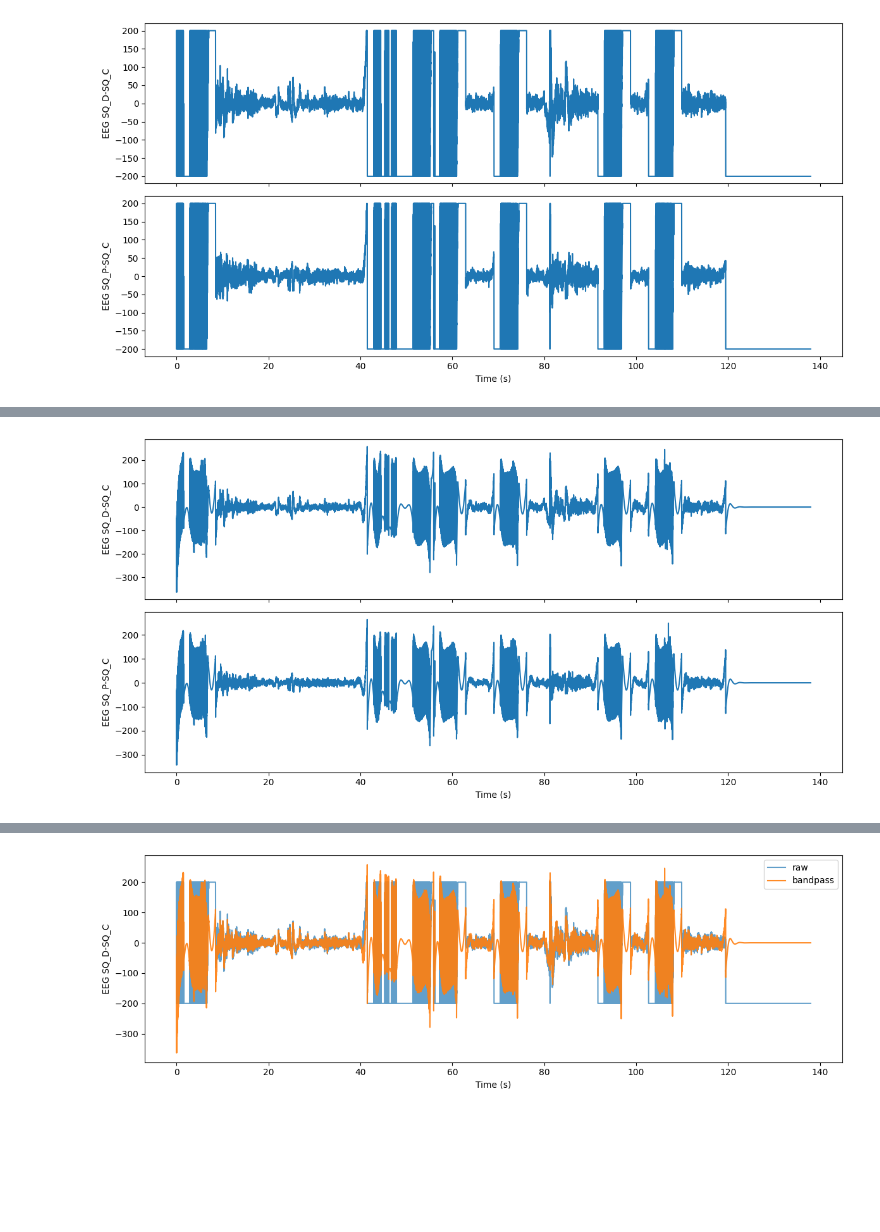
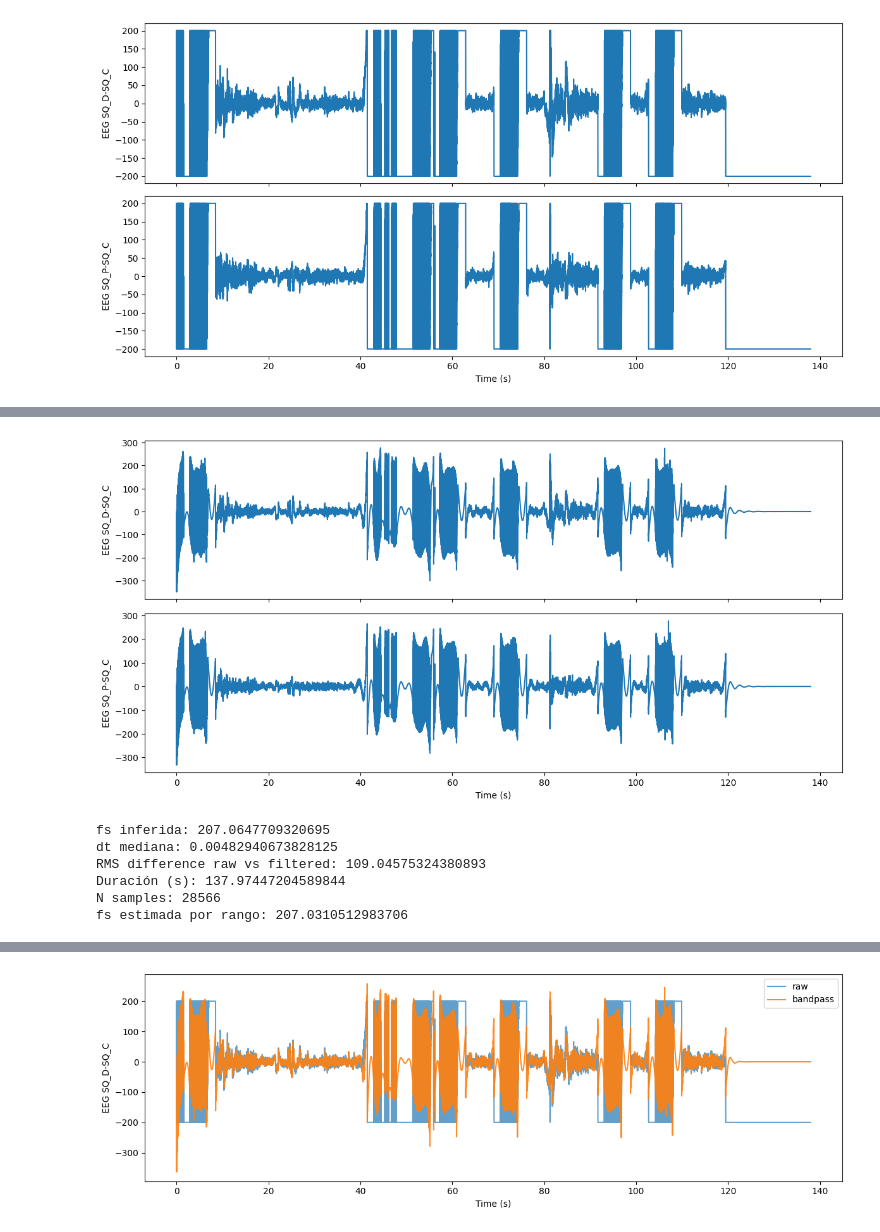
Before and after one commit to tomas0899/FoundationModel_EEG_Dissertation, a Jupyter notebook: EEG_data_vis/code/preProcessPipeline_test.ipynb, the cells around one changed output, grey strips where cells are left out. Cells and saved outputs as stored; diff of their text form; code cells hidden in the pictures; blank space fills up the shorter version.

```diff
--- a/EEG_data_vis/code/preProcessPipeline_test.ipynb
+++ b/EEG_data_vis/code/preProcessPipeline_test.ipynb
@@ -203,8 +229,9 @@ import matplotlib.pyplot as plt
 def plot_eeg_signals(
     EEG_Table,
     time_window=None,      # tuple (start, end) in seconds
-    y_limit=None,          # tuple (-200, 200) for cut-off
-    figsize=(12,6)
+    y_limit=None,          # tuple (-200, 200)
+    figsize=(12,6),
+    color=None             # str or list of colors
 ):
     """
     Plot EEG signals from a DataFrame with Time column.
@@ -216,9 +243,11 @@ def plot_eeg_signals(
     time_window : tuple or None
         (start_time, end_time) in seconds
     y_limit : tuple or None
-        (ymin, ymax) for visual cut-off (e.g. (-200,200))
+        (ymin, ymax)
     figsize : tuple
         Figure size
+    color : str or list
+        Single color for all channels OR list of colors per channel
     """
 
     # Apply time window if provided
@@ -238,12 +267,23 @@ def plot_eeg_signals(
         figsize=figsize
     )
 
-    # If only one channel
     if EEG_TimeTable.shape[1] == 1:
         axes = [axes]
 
-    for ax, channel in zip(axes, EEG_TimeTable.columns):
-        ax.plot(EEG_TimeTable.index, EEG_TimeTable[channel])
+    for i, (ax, channel) in enumerate(zip(axes, EEG_TimeTable.columns)):
+
+        # Select color
+        if isinstance(color, list):
+            plot_color = color[i] if i < len(color) else None
+        else:
+            plot_color = color
+
+        ax.plot(
+            EEG_TimeTable.index,
+            EEG_TimeTable[channel],
+            color=plot_color
+        )
+
         ax.set_ylabel(channel)
 
         if y_limit is not None:
@@ -300,7 +340,11 @@ def bandpass_filter_eegwin(
         raise ValueError("EEG_win contiene NaNs. Rellena/interpola antes de filtrar.")
 
     # --- 4) Diseñar filtro ---
-    sos = butter(order, [lowcut, highcut], btype="band", fs=fs, output="sos")
+    low  = lowcut / nyq
+    high = highcut / nyq
+    sos = butter(order, [low, high], btype="band", output="sos")
+
+
 
     # --- 5) Filtrar ---
     X = EEG_win.to_numpy(dtype=float)  # (n_samples, n_channels)
@@ -329,7 +426,7 @@ hdr = data_XB47Y_1['hdr']
 signal, path, EEG_Table = build_eeg_array_from_mat(
     hdr=data_XB47Y_1["hdr"],
     mat_data=data_XB47Y_1,
-    output_dir="results",
+    output_dir="/home/tperezsanchez/FoundationModel_EEG_Dissertation/EEG_data_vis/results/test_11-02-2026",
     file_prefix="XB47Y_1",
     save_format="npz",
     return_dataframe=True
@@ -375,14 +483,31 @@ b, a = butter(order, [low, high], btype="band") “Construí un sistema matemát
 # %%
 EEG_TimeIndexed = EEG_cut.set_index("Time")
 EEG_filt, fs = bandpass_filter_eegwin(
     EEG_TimeIndexed,
     lowcut=0.5,
     highcut=40,
-    order=4
+    order=10
 )
 plot_eeg_signals(
     EEG_filt.reset_index()
     )
 # with the band-pass filter
 # %% [output]
-[figure, old version]
+[figure, new version]
+# %%
+print("fs inferida:", fs)
+print("dt mediana:", np.median(np.diff(EEG_TimeIndexed.index.to_numpy(dtype=float))))
+ch = EEG_TimeIndexed.columns[0]
+diff_rms = np.sqrt(np.mean((EEG_TimeIndexed[ch].values - EEG_filt[ch].values)**2))
+print("RMS difference raw vs filtered:", diff_rms)
+t = EEG_TimeIndexed.index.to_numpy(float)
+print("Duración (s):", t[-1]-t[0])
+print("N samples:", len(t))
+print("fs estimada por rango:", (len(t)-1)/(t[-1]-t[0]))
+# %% [output]
+fs inferida: 207.0647709320695
+dt mediana: 0.00482940673828125
+RMS difference raw vs filtered: 109.04575324380893
+Duración (s): 137.97447204589844
+N samples: 28566
+fs estimada por rango: 207.0310512983706
```
Also changed, not shown: parts of 28 cells of this notebook.
